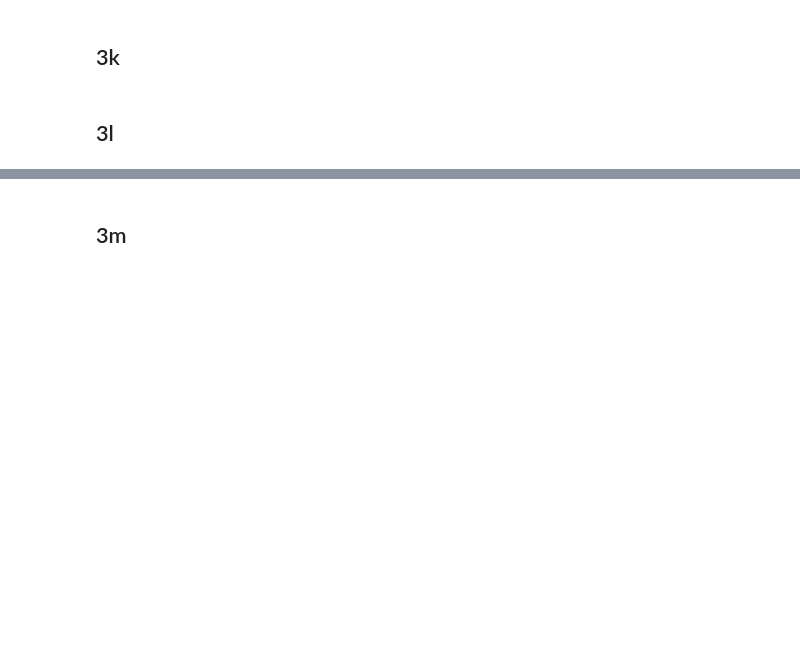
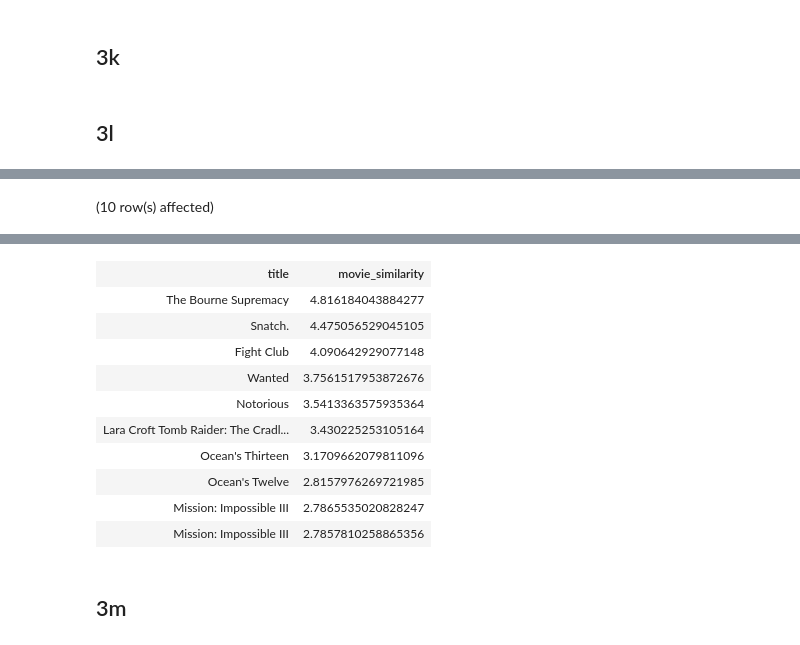
Before and after one commit to po-trottier/concordia-data-systems, a Jupyter notebook: Phase1/project_notebook.ipynb, the cells around one changed output, grey strips where cells are left out. Saved outputs shown, nothing was run; the diff lists cells and outputs as text; code cells hidden in the pictures; blank space fills up the shorter version.

```diff
--- a/Phase1/project_notebook.ipynb
+++ b/Phase1/project_notebook.ipynb
@@ -474,0 +519,13 @@ SELECT * FROM age_gap;
+# %%
+SELECT M.title, ((tags_similarity + actors_similarity + genres_similarity + ageGap + ratingGap)/5)*100 AS movie_similarity
+FROM tags_in_common, actors_in_common, genres_in_common, age_gap, rating_gap, movies M
+WHERE
+    tags_in_common.mid = actors_in_common.mid AND
+    actors_in_common.mid = genres_in_common.mid AND
+    genres_in_common.mid = age_gap.mid AND
+    age_gap.mid = rating_gap.mid AND
+    rating_gap.mid = M.mid
+ORDER BY movie_similarity DESC
+LIMIT 10;
+# %% [output]
+(10 row(s) affected)
@@ -475,3 +533,14 @@ SELECT * FROM age_gap;
+| title | movie_similarity |
+| The Bourne Supremacy | 4.816184043884277 |
+| Snatch. | 4.475056529045105 |
+| Fight Club | 4.090642929077148 |
+| Wanted | 3.7561517953872676 |
+| Notorious | 3.5413363575935364 |
+| Lara Croft Tomb Raider: The Cradl... | 3.430225253105164 |
+| Ocean's Thirteen | 3.1709662079811096 |
+| Ocean's Twelve | 2.8157976269721985 |
+| Mission: Impossible III | 2.7865535020828247 |
+| Mission: Impossible III | 2.7857810258865356 |
 # %% [markdown]
 ## 3m
 # %%
```
Also changed, not shown: parts of 11 cells of this notebook, 1 other file.
